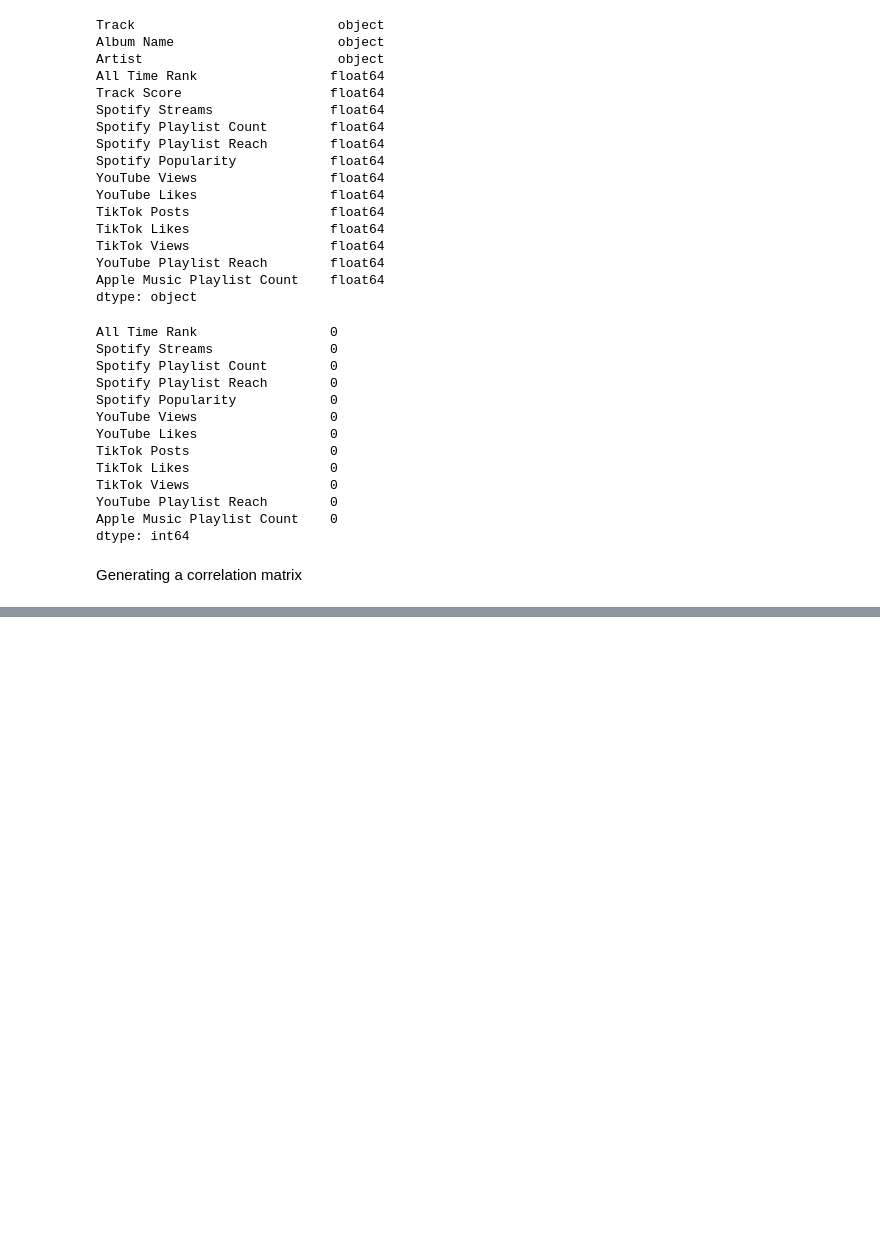
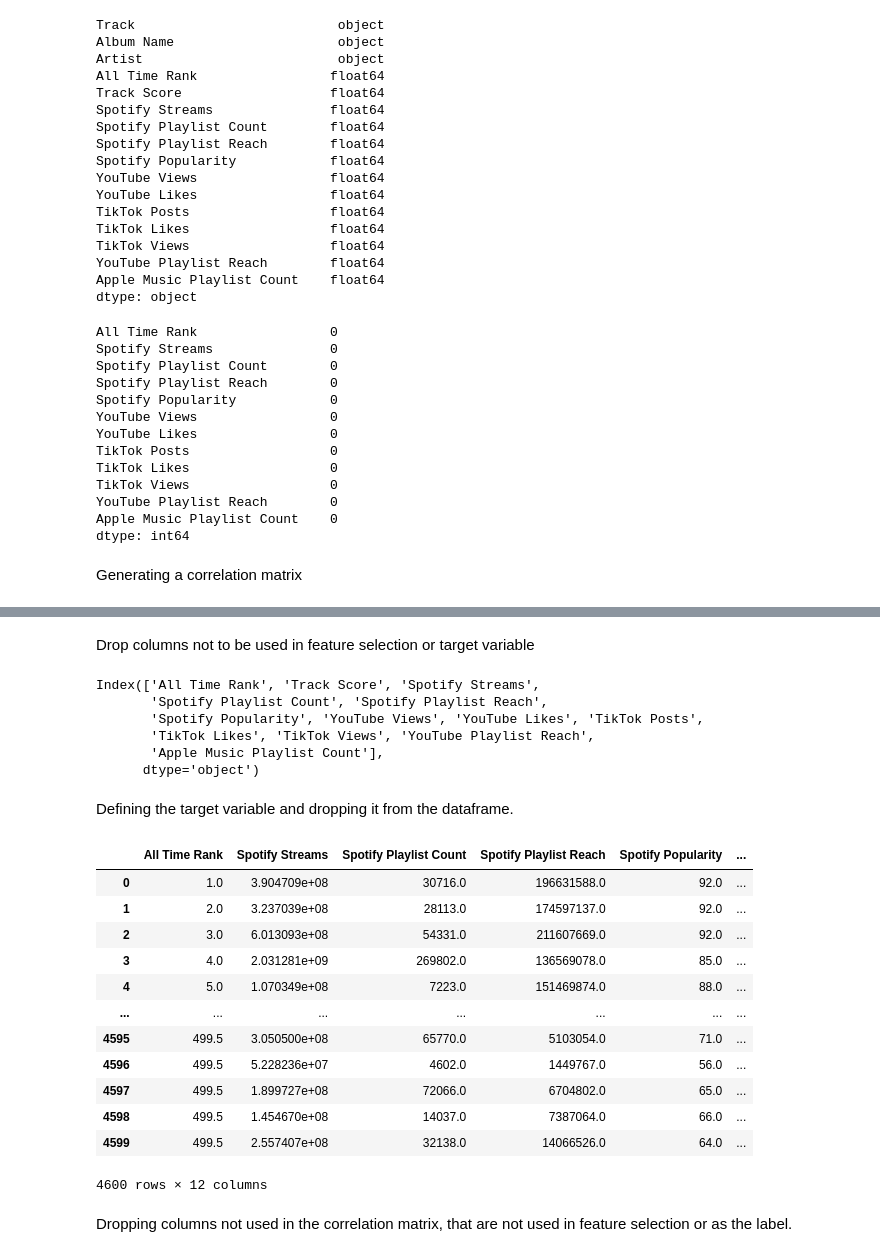
Before and after one commit to chricannon/Predicting_popular_platforms, a Jupyter notebook: Project_1B.ipynb, the cells around one changed output, grey strips where cells are left out. Cells and saved outputs as stored; diff of their text form; code cells hidden in the pictures; blank space fills up the shorter version.

```diff
--- a/Project_1B.ipynb
+++ b/Project_1B.ipynb
@@ -166,0 +193,40 @@ plt.show()
+# %%
+#creating a separate DataFrame with song names and artist names for reference.
+#can use this reference DataFrame to map predictions back to original songs and artists if needed
+reference_df = df[['Track', 'Artist', 'Album Name']]
+# %% [markdown]
+Drop columns not to be used in feature selection or target variable
+# %%
+df = df.drop(columns=reference_df.columns)
+# %%
+print(df.columns)
+# %% [output]
+Index(['All Time Rank', 'Track Score', 'Spotify Streams',
+       'Spotify Playlist Count', 'Spotify Playlist Reach',
+       'Spotify Popularity', 'YouTube Views', 'YouTube Likes', 'TikTok Posts',
+       'TikTok Likes', 'TikTok Views', 'YouTube Playlist Reach',
+       'Apple Music Playlist Count'],
+      dtype='object')
+# %% [markdown]
+Defining the target variable and dropping it from the dataframe.
+# %%
+y = df['Track Score'].values
+df = df.drop(columns=['Track Score'], axis=1)
+# %%
+df
+# %% [output]
+|  | All Time Rank | Spotify Streams | Spotify Playlist Count | Spotify Playlist Reach | Spotify Popularity | ... |
+| 0 | 1.0 | 3.904709e+08 | 30716.0 | 196631588.0 | 92.0 | ... |
+| 1 | 2.0 | 3.237039e+08 | 28113.0 | 174597137.0 | 92.0 | ... |
+| 2 | 3.0 | 6.013093e+08 | 54331.0 | 211607669.0 | 92.0 | ... |
+| 3 | 4.0 | 2.031281e+09 | 269802.0 | 136569078.0 | 85.0 | ... |
+| 4 | 5.0 | 1.070349e+08 | 7223.0 | 151469874.0 | 88.0 | ... |
+| ... | ... | ... | ... | ... | ... | ... |
+| 4595 | 499.5 | 3.050500e+08 | 65770.0 | 5103054.0 | 71.0 | ... |
+| 4596 | 499.5 | 5.228236e+07 | 4602.0 | 1449767.0 | 56.0 | ... |
+| 4597 | 499.5 | 1.899727e+08 | 72066.0 | 6704802.0 | 65.0 | ... |
+| 4598 | 499.5 | 1.454670e+08 | 14037.0 | 7387064.0 | 66.0 | ... |
+| 4599 | 499.5 | 2.557407e+08 | 32138.0 | 14066526.0 | 64.0 | ... |
+4600 rows × 12 columns
+# %% [markdown]
+Dropping columns not used in the correlation matrix, that are not used in feature selection or as the label.
```
Also changed, not shown: parts of 21 cells of this notebook.
